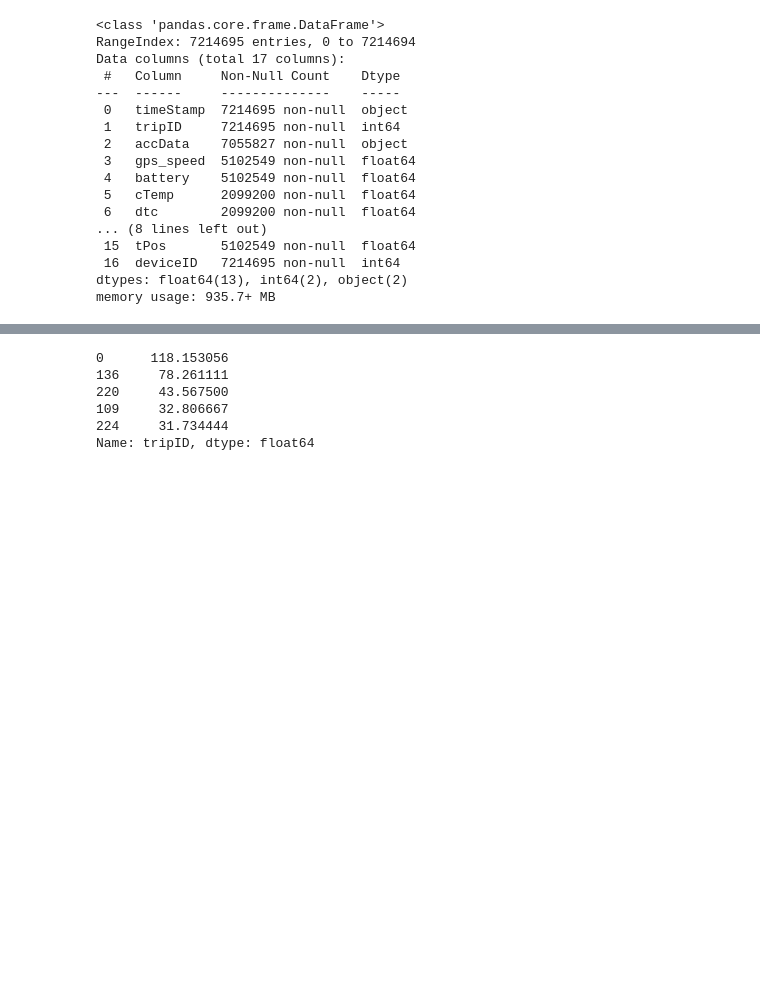
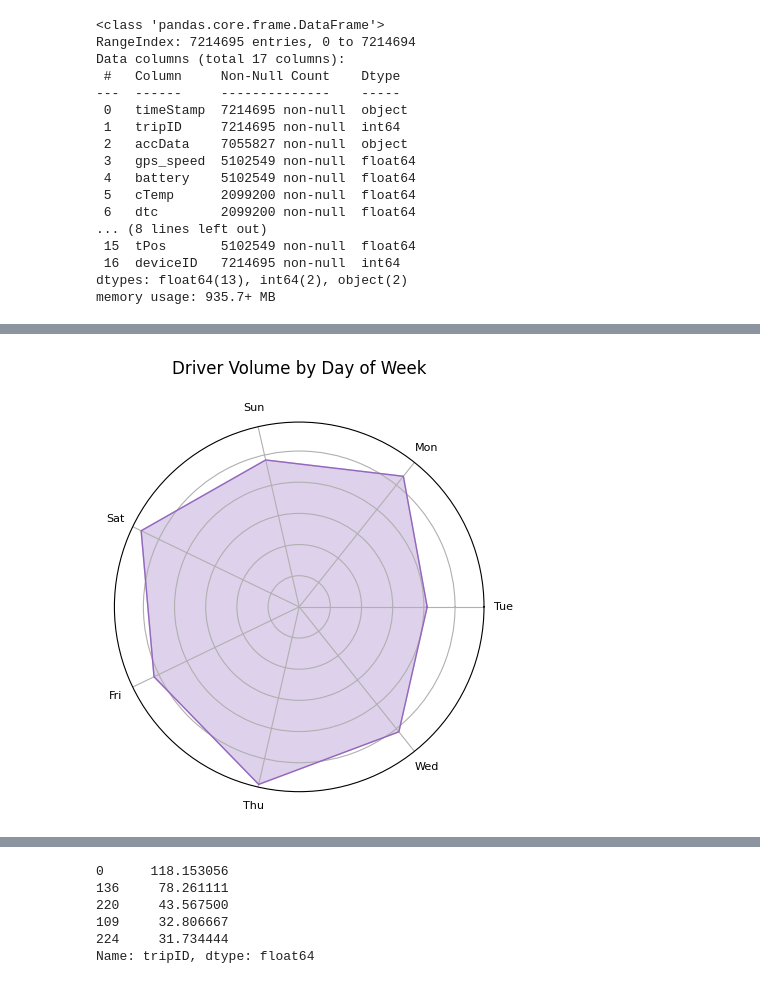
Before and after one commit to cjporteo/vehicle-telematics-clustering, a Jupyter notebook: data_wrangling.ipynb, the cells around one changed output, grey strips where cells are left out. Saved outputs shown, nothing was run; the diff lists cells and outputs as text; code cells hidden in the pictures; blank space fills up the shorter version.

```diff
--- a/data_wrangling.ipynb
+++ b/data_wrangling.ipynb
@@ -38,3 +70,37 @@ memory usage: 935.7+ MB
+# %%
+# radar chart to visualize distribution of datapoints by the day of week
+wd_buckets = pd.to_datetime(df['timeStamp']).dt.weekday.value_counts().sort_index()
+weekdays, wd_counts = wd_buckets.index.to_list(), wd_buckets.to_list()
+wd_list = [
+    'Mon',
+    'Tue',
+    'Wed',
+    'Thu',
+    'Fri',
+    'Sat',
+    'Sun'
+]
+weekdays = [wd_list[x] for x in weekdays]
+
+# rotate counter clockwise so the chart is more
+# intuitive, then reverse
+weekdays = (weekdays[2:] + weekdays[:2])[::-1]
+wd_counts = (wd_counts[2:] + wd_counts[:2])[::-1]
+
+wd_counts.append(wd_counts[0])
+N = len(weekdays)
+angles = [i / float(N) * 2 * pi for i in range(N)]
+angles.append(angles[0])
+
+ax = plt.subplot(polar=True)
+plt.title('Driver Volume by Day of Week\n')
+plt.xticks(angles[:-1], weekdays, size=8)
+ax.set_yticklabels([])
+ax.plot(angles, wd_counts, color='tab:purple', linewidth=1)
+ax.fill(angles, wd_counts, alpha=0.3, color='tab:purple')
+plt.show()
+# %% [output]
+[figure, added]
 # %%
 hours_by_trip = df['tripID'].value_counts()/(60*60)
 plt.scatter(x=hours_by_trip.index, y=hours_by_trip,
```
Also changed, not shown: parts of 6 cells of this notebook, 1 other file.
